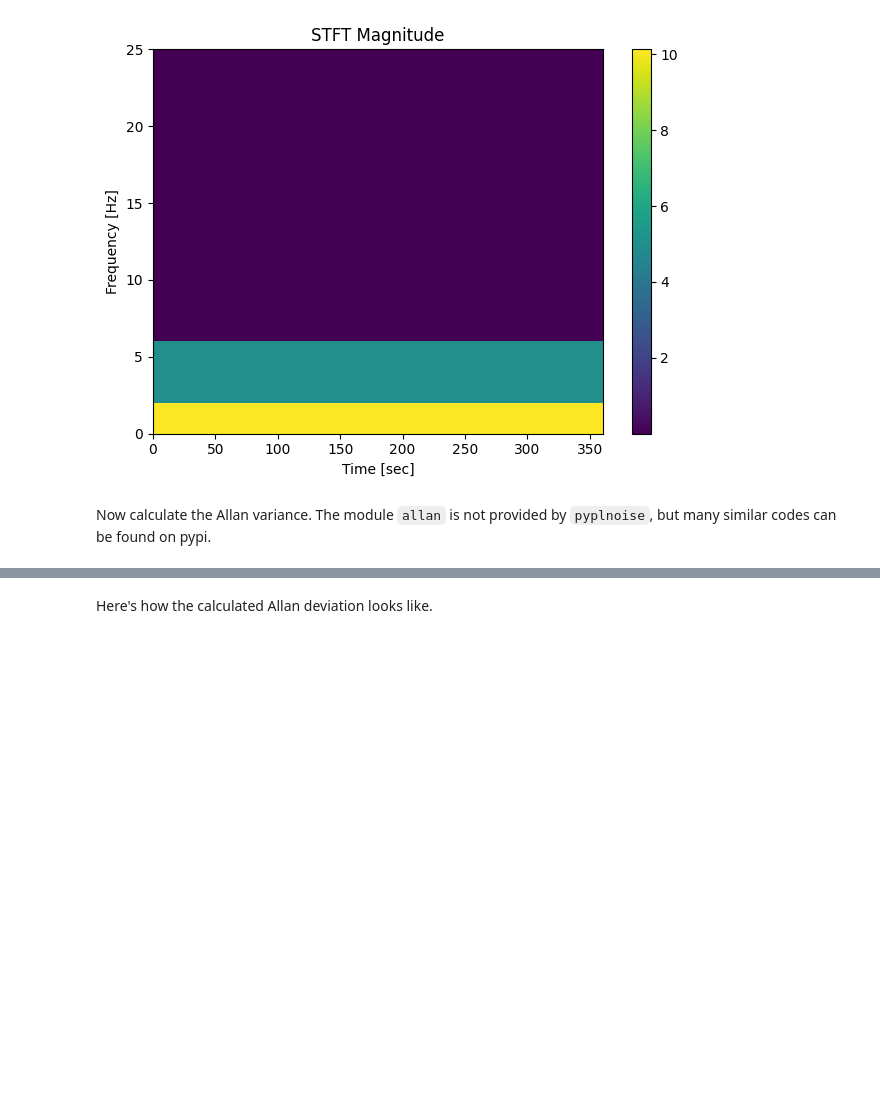
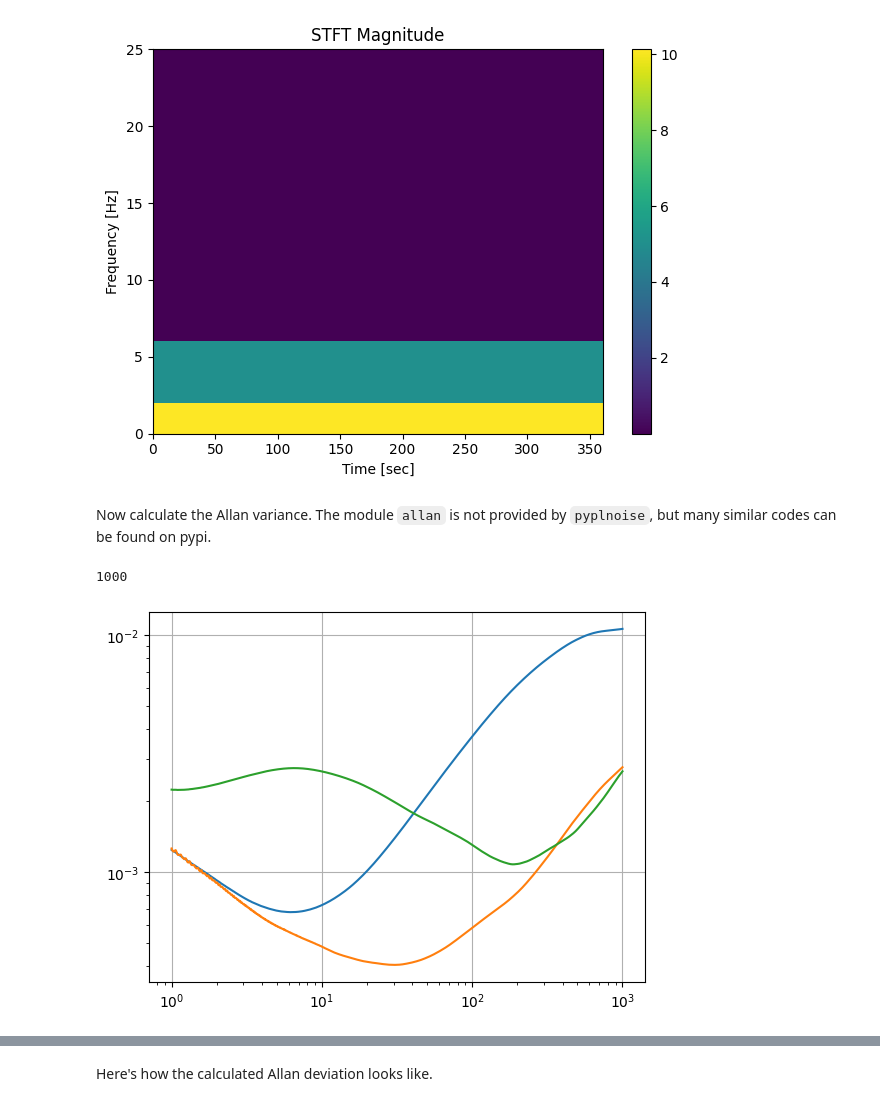
Before and after one commit to diplodocuslongus/depthai2know, a Jupyter notebook: IMU/imu_noise_characterization.ipynb, the cells around one changed output, grey strips where cells are left out. Drawn from its saved outputs; the diff is of its cells as text; code cells hidden in the pictures; blank space fills up the shorter version.

```diff
--- a/IMU/imu_noise_characterization.ipynb
+++ b/IMU/imu_noise_characterization.ipynb
@@ -770,0 +747,17 @@ Now calculate the Allan variance. The module ``allan`` is not provided by ``pypl
+# %%
+t = np.logspace(0, 3, 1000)  # tau values from 1 to 1000
+# t = 'all'
+(t2_accx, ad_accx, ade_accx, adn_accx) = allantools.oadev(accx, rate=fs_actual, data_type="freq", taus=t)  # Compute the overlapping ADEV
+(t2_accy, ad_accy, ade_accy, adn_accy) = allantools.oadev(accy, rate=fs_actual, data_type="freq", taus=t)  # Compute the overlapping ADEV
+(t2_accz, ad_accz, ade_accz, adn_accz) = allantools.oadev(accz, rate=fs_actual, data_type="freq", taus=t)  # Compute the overlapping ADEV
+print(len(t))
+# %% [output]
+1000
+# %%
+
+fig = plt.loglog(t2_accx, ad_accx) # P
+plt.loglog(t2_accy, ad_accy) # P
+plt.loglog(t2_accz, ad_accz) # P
+plt.grid()
+# %% [output]
+[figure, added]
```
Also changed, not shown: parts of 15 cells of this notebook, 5 other files.
